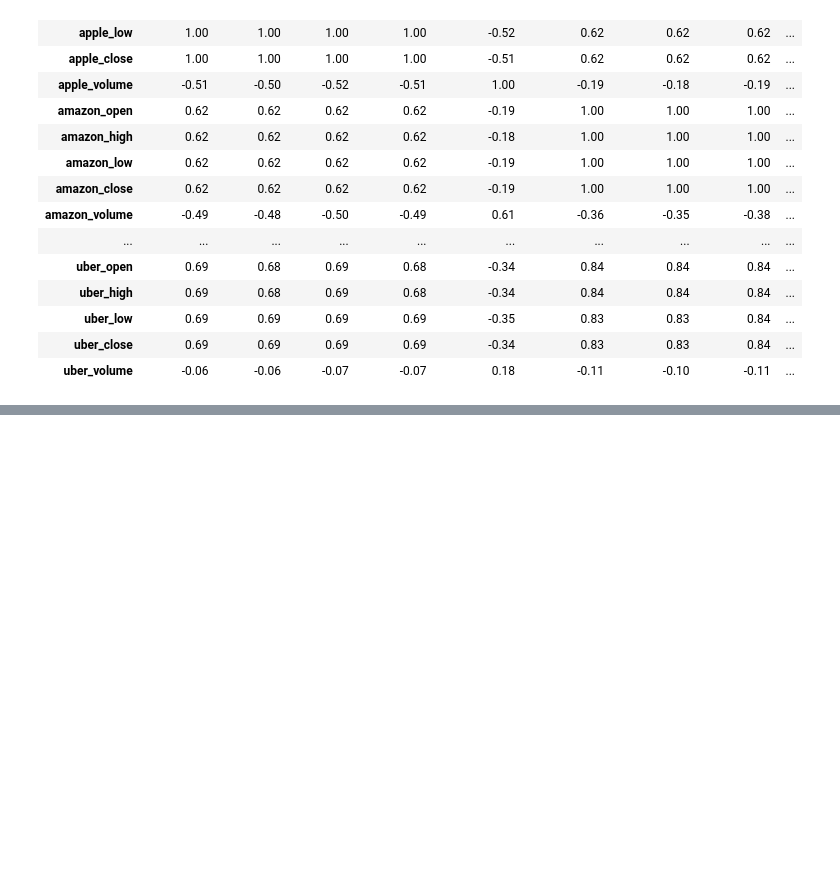
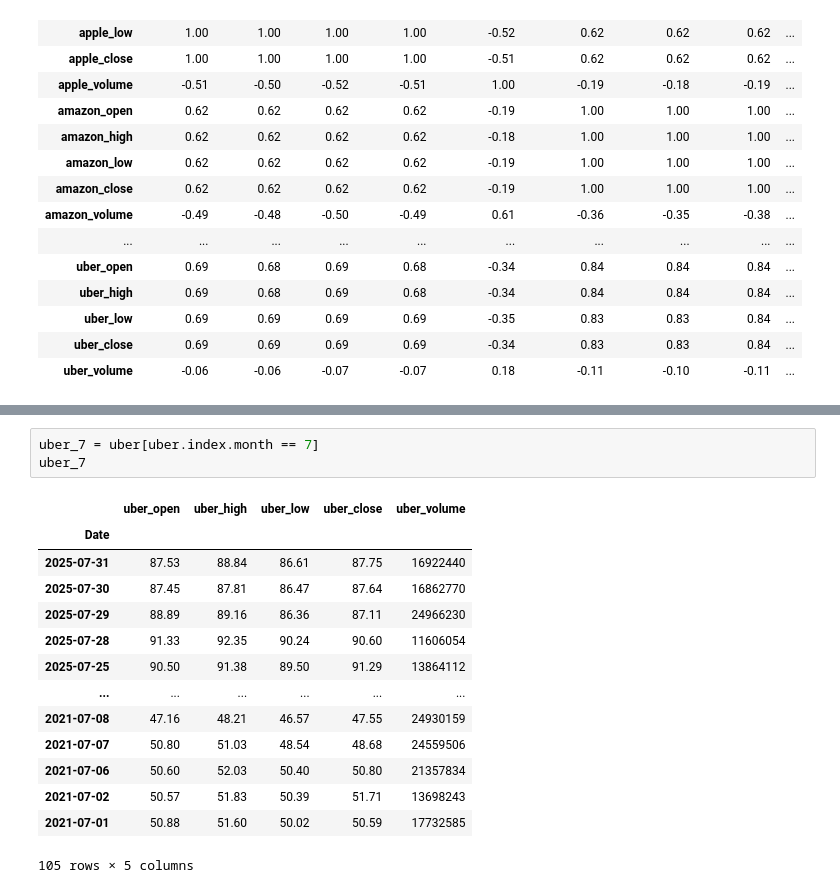
Before and after one commit to KrzysztofTyszecki/data-science-bootcamp, a Jupyter notebook: Dane_gieldowe.ipynb, the cells around one changed output, grey strips where cells are left out. Saved outputs shown, nothing was run; the diff lists cells and outputs as text; blank space fills up the shorter version.

```diff
--- a/Dane_gieldowe.ipynb
+++ b/Dane_gieldowe.ipynb
@@ -468,0 +502,18 @@ df.corr()
+# %%
+uber_7 = uber[uber.index.month == 7]
+uber_7
+# %% [output]
+|  | uber_open | uber_high | uber_low | uber_close | uber_volume |
+| Date |  |  |  |  |  |
+| 2025-07-31 | 87.53 | 88.84 | 86.61 | 87.75 | 16922440 |
+| 2025-07-30 | 87.45 | 87.81 | 86.47 | 87.64 | 16862770 |
+| 2025-07-29 | 88.89 | 89.16 | 86.36 | 87.11 | 24966230 |
+| 2025-07-28 | 91.33 | 92.35 | 90.24 | 90.60 | 11606054 |
+| 2025-07-25 | 90.50 | 91.38 | 89.50 | 91.29 | 13864112 |
+| ... | ... | ... | ... | ... | ... |
+| 2021-07-08 | 47.16 | 48.21 | 46.57 | 47.55 | 24930159 |
+| 2021-07-07 | 50.80 | 51.03 | 48.54 | 48.68 | 24559506 |
+| 2021-07-06 | 50.60 | 52.03 | 50.40 | 50.80 | 21357834 |
+| 2021-07-02 | 50.57 | 51.83 | 50.39 | 51.71 | 13698243 |
+| 2021-07-01 | 50.88 | 51.60 | 50.02 | 50.59 | 17732585 |
+105 rows × 5 columns
```
Also changed, not shown: parts of 5 cells of this notebook.
